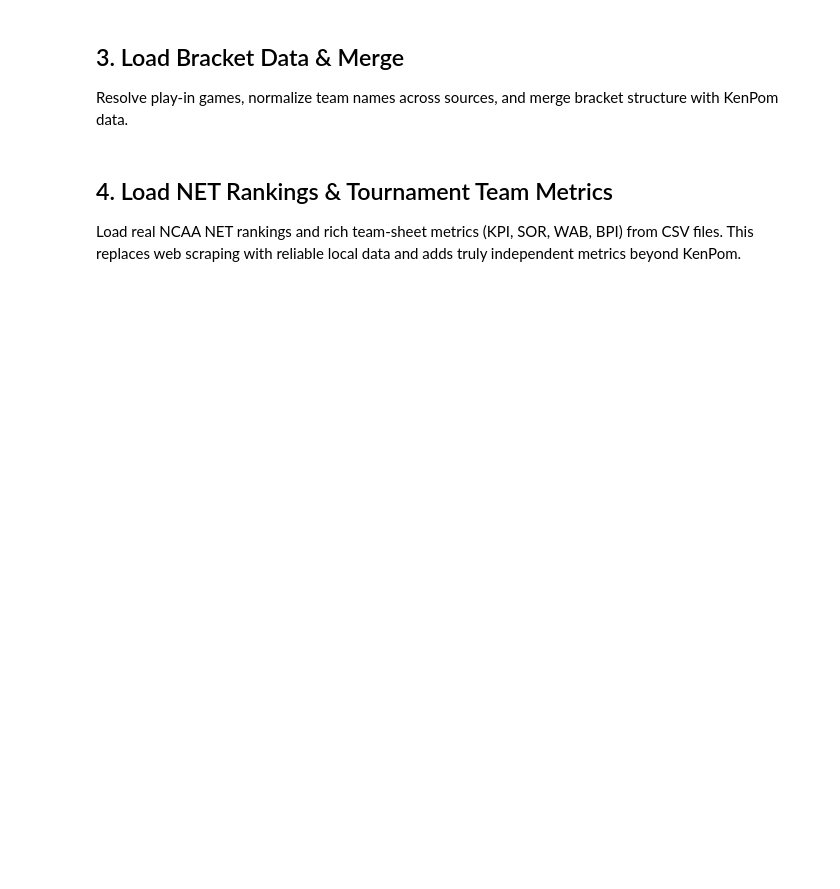
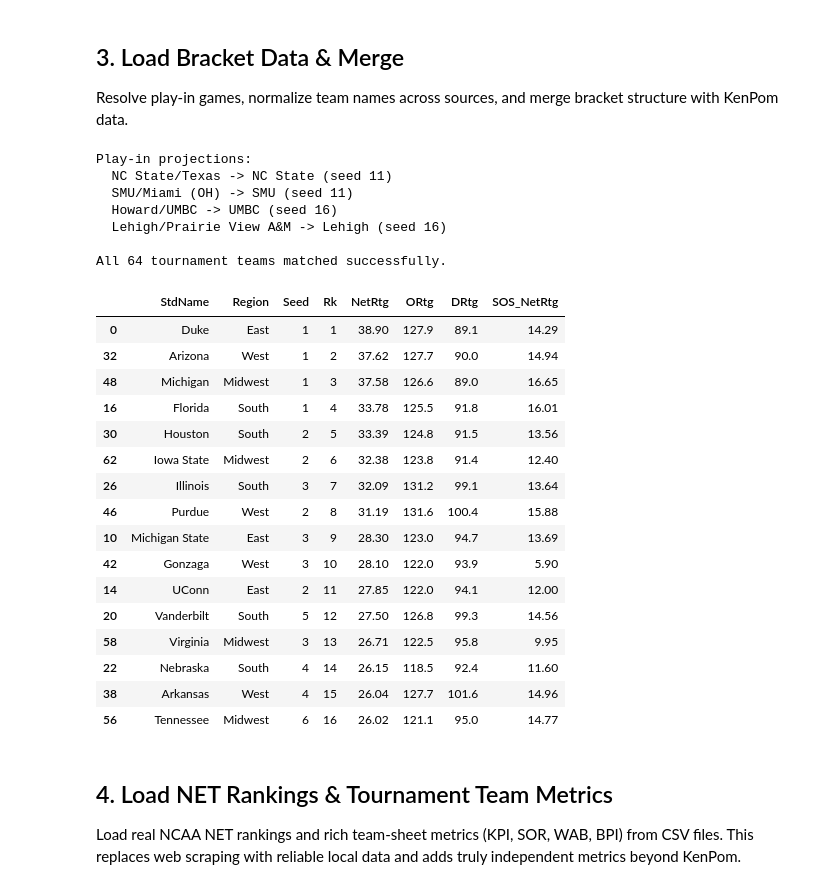
Before and after one commit to max-miller1204/march-madness-analytics, a Jupyter notebook: final_four_analysis.ipynb, the cells around one changed output. Cells and saved outputs as stored; diff of their text form; code cells hidden in the pictures; blank space fills up the shorter version.

```diff
--- a/final_four_analysis.ipynb
+++ b/final_four_analysis.ipynb
@@ -32,7 +34,7 @@ Parse team efficiency ratings, offensive/defensive metrics, and strength of sche
 # %%
 col_names = ['Rk', 'Team', 'Conf', 'W_L', 'NetRtg', 'ORtg', 'DRtg', 'AdjT', 'Luck',
              'SOS_NetRtg', 'SOS_ORtg', 'SOS_DRtg', 'NCSOS_NetRtg']
-kenpom = pd.read_csv('kenpom.csv', skiprows=2, header=None, names=col_names)
+kenpom = pd.read_csv('scraped_data/kenpom.csv', skiprows=2, header=None, names=col_names)
 
 # Parse seed from team name (e.g., "Duke 1" -> ("Duke", 1))
 def parse_team_seed(team_str):
@@ -58,7 +73,7 @@ kenpom[['Rk', 'TeamName', 'KP_Seed', 'Conf', 'W_L', 'NetRtg', 'ORtg', 'DRtg', 'S
 
 Resolve play-in games, normalize team names across sources, and merge bracket structure with KenPom data.
 # %%
-bracket = pd.read_csv('bracket.csv')
+bracket = pd.read_csv('scraped_data/bracket.csv')
 
 # KenPom name -> standard/bracket name
 # Canonical name mapping: variant -> standard bracket name (shared across all data sources)
@@ -95,33 +110,58 @@ for _, row in bracket.iterrows():
             r[tcol], r[scol] = PLAYIN[r[tcol]]
     rows.append(r)
 bracket = pd.DataFrame(rows)
 
 print('Play-in projections:')
 for matchup, (winner, seed) in PLAYIN.items():
     print(f'  {matchup} -> {winner} (seed {seed})')
 
 # Build flat team list from bracket
 team_rows = []
 for _, row in bracket.iterrows():
     team_rows.append({'StdName': row['TeamA'], 'Region': row['Region'],
                       'Seed': int(row['SeedA']), 'GameID': row['GameID']})
     team_rows.append({'StdName': row['TeamB'], 'Region': row['Region'],
                       'Seed': int(row['SeedB']), 'GameID': row['GameID']})
 bracket_teams = pd.DataFrame(team_rows).drop_duplicates(subset='StdName')
 
 # Merge with KenPom
 df = bracket_teams.merge(
     kenpom.drop(columns=['Team', 'TeamName', 'KP_Seed']),
     on='StdName', how='left'
 )
 
 missing = df[df['NetRtg'].isna()]['StdName'].tolist()
 if missing:
     print(f'\nWARNING: No KenPom data for: {missing}')
 else:
     print(f'\nAll {len(df)} tournament teams matched successfully.')
 
 df.sort_values('Rk')[['StdName', 'Region', 'Seed', 'Rk', 'NetRtg', 'ORtg', 'DRtg', 'SOS_NetRtg']].head(16)
+# %% [output]
+Play-in projections:
+  NC State/Texas -> NC State (seed 11)
+  SMU/Miami (OH) -> SMU (seed 11)
+  Howard/UMBC -> UMBC (seed 16)
+  Lehigh/Prairie View A&M -> Lehigh (seed 16)
+
+All 64 tournament teams matched successfully.
+|  | StdName | Region | Seed | Rk | NetRtg | ORtg | DRtg | SOS_NetRtg |
+| 0 | Duke | East | 1 | 1 | 38.90 | 127.9 | 89.1 | 14.29 |
+| 32 | Arizona | West | 1 | 2 | 37.62 | 127.7 | 90.0 | 14.94 |
+| 48 | Michigan | Midwest | 1 | 3 | 37.58 | 126.6 | 89.0 | 16.65 |
+| 16 | Florida | South | 1 | 4 | 33.78 | 125.5 | 91.8 | 16.01 |
+| 30 | Houston | South | 2 | 5 | 33.39 | 124.8 | 91.5 | 13.56 |
+| 62 | Iowa State | Midwest | 2 | 6 | 32.38 | 123.8 | 91.4 | 12.40 |
+| 26 | Illinois | South | 3 | 7 | 32.09 | 131.2 | 99.1 | 13.64 |
+| 46 | Purdue | West | 2 | 8 | 31.19 | 131.6 | 100.4 | 15.88 |
+| 10 | Michigan State | East | 3 | 9 | 28.30 | 123.0 | 94.7 | 13.69 |
+| 42 | Gonzaga | West | 3 | 10 | 28.10 | 122.0 | 93.9 | 5.90 |
+| 14 | UConn | East | 2 | 11 | 27.85 | 122.0 | 94.1 | 12.00 |
+| 20 | Vanderbilt | South | 5 | 12 | 27.50 | 126.8 | 99.3 | 14.56 |
+| 58 | Virginia | Midwest | 3 | 13 | 26.71 | 122.5 | 95.8 | 9.95 |
+| 22 | Nebraska | South | 4 | 14 | 26.15 | 118.5 | 92.4 | 11.60 |
+| 38 | Arkansas | West | 4 | 15 | 26.04 | 127.7 | 101.6 | 14.96 |
+| 56 | Tennessee | Midwest | 6 | 16 | 26.02 | 121.1 | 95.0 | 14.77 |
 # %% [markdown]
 ## 4. Load NET Rankings & Tournament Team Metrics
 
```
Also changed, not shown: parts of 12 cells of this notebook, 14 other files.
